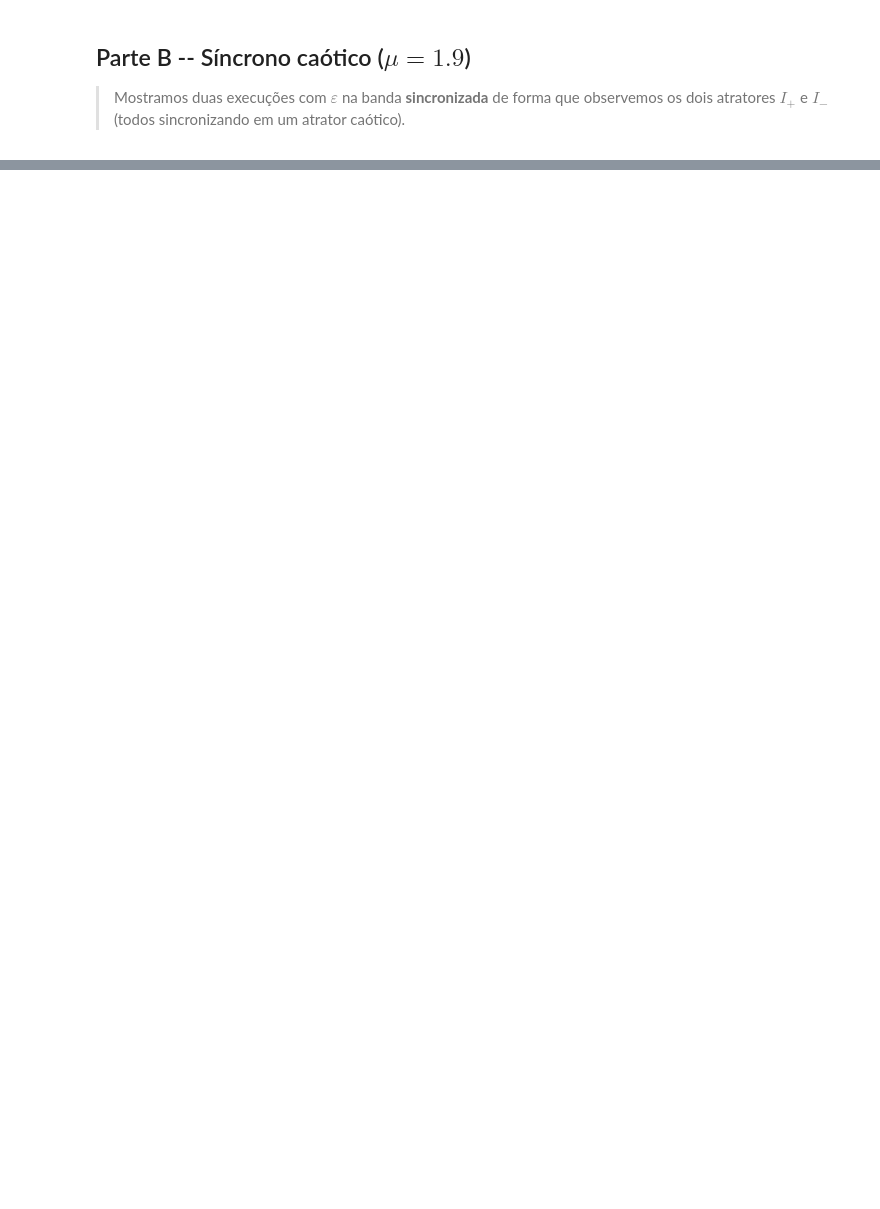
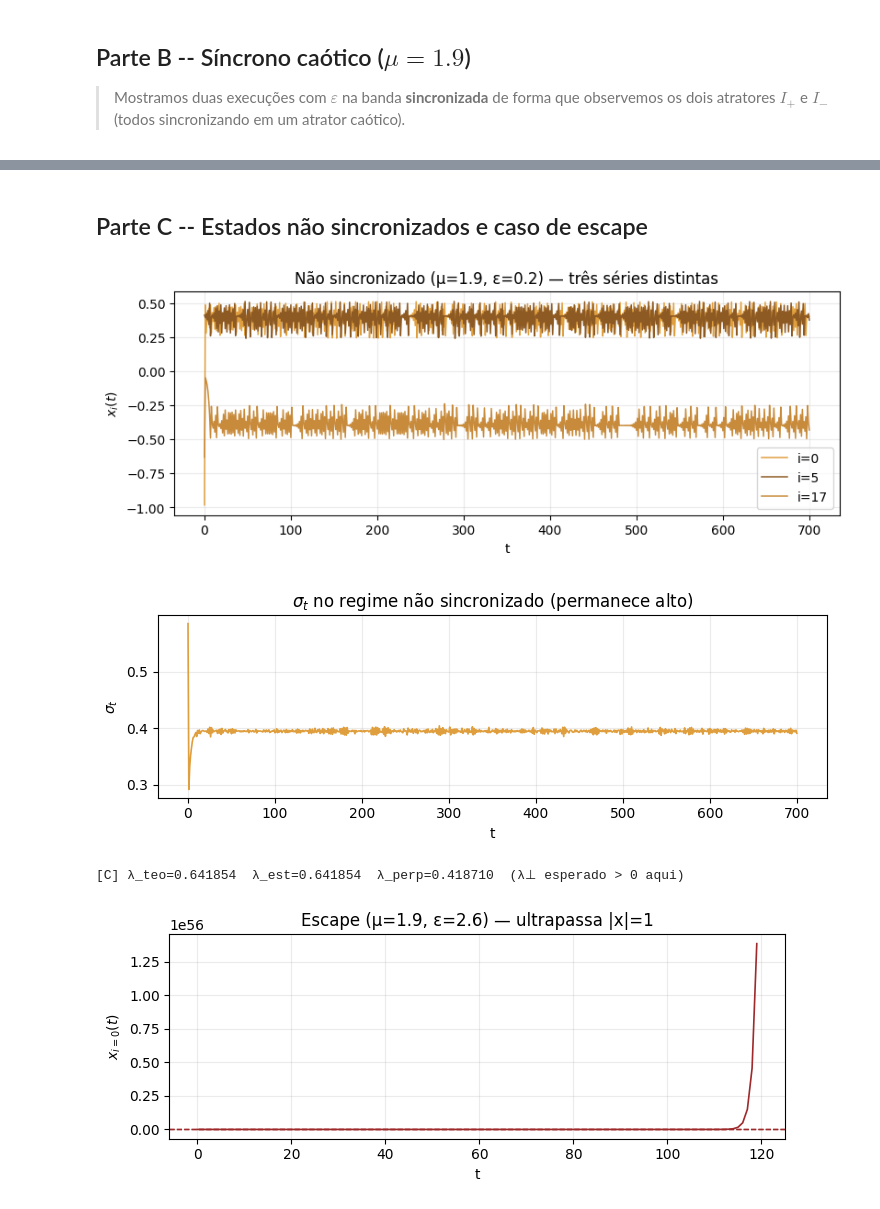
Before and after one commit to IgorStellet/Projeto_Final_Python_na_Fisica, a Jupyter notebook: notebooks/01_um_mapa_explorer.ipynb, the cells around one changed output, grey strips where cells are left out. Cells and saved outputs as stored; diff of their text form; code cells hidden in the pictures; blank space fills up the shorter version.

```diff
--- a/notebooks/01_um_mapa_explorer.ipynb
+++ b/notebooks/01_um_mapa_explorer.ipynb
@@ -208,0 +230,61 @@ plt.show #plt.close(fig)
+# %% [markdown]
+## Parte C -- Estados não sincronizados e caso de escape
+# %%
+# ----- Não sincronizado (fora da banda) -----
+MU = 1.9
+EPS_NS = 0.2      # << 0.473 (limiar inferior), logo não sincroniza
+N = 512
+T = 700
+
+cfg_ns = Config(N=N, eps=EPS_NS, mu=MU, seed=2027)
+
+# IC uniformes em [-1,1] para evitar viés escondido
+rng = np.random.default_rng(2027)
+x0_ns = rng.uniform(-1.0, 1.0, size=N)
+
+trajE, sysE = run_track_including_initial(cfg_ns, x0=x0_ns, T=T)
+
+# 3 séries e σ_t
+sigmas = np.std(trajE, axis=1)
+
+fig, ax = plt.subplots(figsize=(8.2, 3.4))
+for idx, c in zip([0, 5, 17], [COL_NON_SYNC, "#8e5a23", "#c88b3b"]):
+    ax.plot(trajE[:, idx], lw=1.1, color=c, label=f"i={idx}")
+ax.set_title(rf"Não sincronizado (μ={MU}, ε={EPS_NS}) — três séries distintas")
+ax.set_xlabel("t"); ax.set_ylabel(r"$x_i(t)$"); ax.grid(alpha=0.25)
+ax.legend(loc="best")
+fig.tight_layout(); fig.savefig(FIGS/"E_ns_tres_series_ok.png", dpi=170); plt.show()
+
+# σ_t (se estivesse sincronizando, cairia ~0)
+fig, ax = plt.subplots(figsize=(7.6, 2.8))
+ax.plot(sigmas, lw=1.2, color=COL_NON_SYNC)
+ax.set_title(r"$\sigma_t$ no regime não sincronizado (permanece alto)")
+ax.set_xlabel("t"); ax.set_ylabel(r"$\sigma_t$"); ax.grid(alpha=0.25)
+fig.tight_layout(); fig.savefig(FIGS/"E_ns_sigma_t.png", dpi=170); plt.show()
+
+lam_teo, lam_est, lam_perp = lambdas(MU, EPS_NS, trajE[:, 0])
+print(f"[C] λ_teo={lam_teo:.6f}  λ_est={lam_est:.6f}  λ_perp={lam_perp:.6f}  (λ⊥ esperado > 0 aqui)")
+
+
+# Escape: para μ=1.9, uma condição de escape acontece para ε ≳ 2.579
+MU = MU_MAIN
+EPS_ESC = 2.60
+N = 128
+traj_e, sys_e = run_with_ic(mu=MU, eps=EPS_ESC, N=N, init="uniform",
+                            T_burn=1, T_meas=120, seed=505)
+
+# Mostra um índice que sai de |x|>1
+xi = traj_e[:,0]
+fig, ax = plt.subplots(figsize=(7.0,3.0))
+ax.plot(xi, lw=1.2, color=COL_ESCAPE)
+ax.axhline( 1.0, color=COL_ESCAPE, ls="--", lw=1.0)
+ax.axhline(-1.0, color=COL_ESCAPE, ls="--", lw=1.0)
+ax.set_xlabel("t"); ax.set_ylabel(r"$x_{i=0}(t)$")
+ax.set_title(rf"Escape (μ={MU}, ε={EPS_ESC}) — ultrapassa |x|=1")
+ax.grid(alpha=0.25)
+fig.tight_layout(); fig.savefig(FIGS/"E_escape_um_indice.png", dpi=170); plt.show()
+# %% [output]
+[figure, added]
+[figure, added]
+[C] λ_teo=0.641854  λ_est=0.641854  λ_perp=0.418710  (λ⊥ esperado > 0 aqui)
+[figure, added]
```
Also changed, not shown: parts of 17 cells of this notebook, 17 other files.
